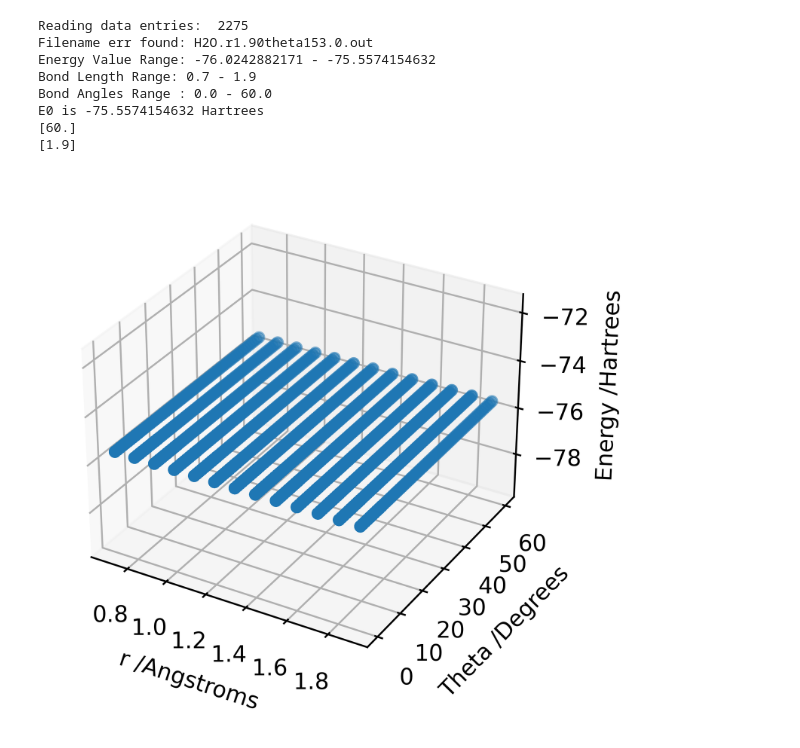
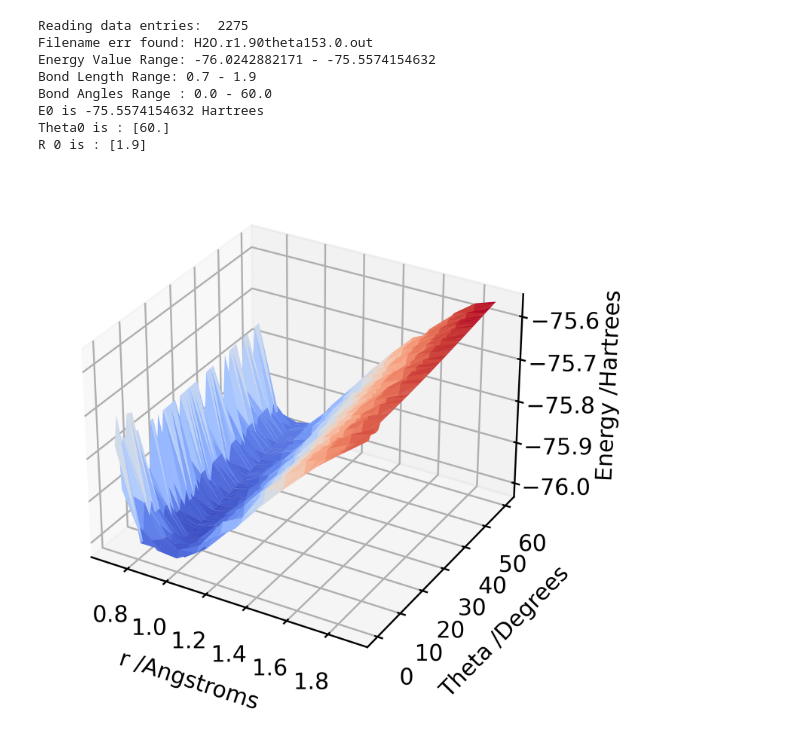
Before and after one commit to st7ma784/image-builder, a Jupyter notebook: Jamescode_v3.ipynb, the cells around one changed output. Cells and saved outputs as stored; diff of their text form; code cells hidden in the pictures.

Commit message:
addded james version in cell 2

```diff
--- a/Jamescode_v3.ipynb
+++ b/Jamescode_v3.ipynb
@@ -43,70 +43,66 @@ class Bonds():
     print("Energy Value Range: {} - {} ".format(np.amin(self.Energy_Values), np.amax(self.Energy_Values)))
     print("Bond Length Range: {} - {}".format(np.amin(self.Bond_Lengths), np.amax(self.Bond_Lengths)))
     print("Bond Angles Range : {} - {}".format(np.amin(self.Bond_Angles), np.amax(self.Bond_Angles)))
-    self.points=np.stack((self.Bond_Lengths, self.Bond_Angles,Energy_Values), axis=1)
-    self.points.sort(axis=0)
+    self.points=np.stack((self.Bond_Lengths, self.Bond_Angles,self.Energy_Values), axis=1)
+    #self.points.sort(axis=1)
     self.e_zero = np.amax(self.Energy_Values)
     self.indexs = np.where(self.Energy_Values == self.e_zero)  #store all indexs where e is maximum value.
     self.theta_zero = self.Bond_Angles[self.indexs]
     self.r_zero = self.Bond_Lengths[self.indexs]
     self.Energy_Values = self.Energy_Values[self.indexs]
     print("E0 is " + str(self.e_zero) + " Hartrees")
-    print(self.theta_zero)
-    print(self.r_zero)
+    print("Theta0 is : {}".format(self.theta_zero))
+    print("R 0 is : {}".format(self.r_zero))
 
   def plotGraph(self):
 
     plt.figure(dpi=600)
-    ax = plt.gca(projection='3d')
-    # x=self.Bond_Lengths
-    # y=self.Bond_Angles
-    # X, Y = np.meshgrid(x, y)
-    # Z=self.Energy_Values[]
-    ax.scatter(self.Bond_Lengths,self.Bond_Angles, self.Energy_Values, cmap=cm.coolwarm) #Plot surface
+    ax = plt.axes(projection='3d')
+    ax.plot_trisurf(self.points[:,0], self.points[:,1], self.points[:,2], cmap=cm.coolwarm) #Plot surface
     ax.set_xlabel('r /Angstroms') #Axes labels
     ax.set_ylabel('Theta /Degrees')
     ax.set_zlabel('Energy /Hartrees')
 
 
   def v_calculator(self, L_zero:float, n: float,coeff): # do you need l_zero, n or p? are these definable in the __init__ function
 
     #the beauty of things like np.sqrt()  is it can take a whole array np.sqrt(np.array([4,4,4])) returns np.array([2,2,2]) - it means you can run bits like this lightning fast!
     k = coeff #this was k*4 be simplified to sqrt(4) * out,   i.e 2*out
     intermediate= k/(L_zero**2)
     #sqrt(a*b) = sqrt(a) * sqrt(b)
     #so we can actuall do const * sqrt(intermediate) where const=2*np.sqrt(bonds.oneotwopi)
     return Bonds.const* np.sqrt(intermediate)
 
   def variable_finder(self, l, m): # 0 value,   any theta    for r= zero, look for poly fit, get zeroth coeeff as k.   use k to find v.
 
       l_energy=self.Energy_Values[self.indexs]    # find energy values for each index of l_zero.   (This can be sped up with torch.min() for indexes)
       l_angleslengths=self.Angles[self.indexs]
       l_angleslengths= self.Angles-m_zero   # with numpy you can do this as an array, array -int   is faster than [i-a for i in array]
       p = np.polyfit(l_angleslengths, l_energy, 2)[0] #Finds coefficients to obtain Kt,  takes X coords, y Coords, and degree of fit.
       if l == r:  # numerical calculation avoid str() if possible.  str(2) = "2" and is different to 2.
           print("v2 is {}".format(v_calculator(l, p)))
       elif l == str(theta):
           # these both seem to do the same but with v1 or v2... not sure I understand this.
           print("v1 is {}".format(v_calculator(l, p)))
+
+
+if __name__=="__main__":
+  path="C:\\Users\\st7ma\\Documents\\james\\image-builder\\data" # set thhis to local settings so we don't keep being asked.
+  while not os.path.exists(path):  #If we dont have a valid path lets keep checking...
+    path=input("Where is the results folder? ")
+  molecule="H2O"  # Set to a default value -  CHANGE THIS TO SILLY VALUE BEFORE SUBMITTING
+  while not os.path.exists(os.path.join(path,molecule)): # check folder exists before continuing.
+    molecule= input("Whats the molecule name? (if not included in upper file path)")
+
+  bonddata=Bonds(os.path.join(path,molecule))
+  bonddata.plotGraph()
+# %% [output]
+Reading data entries:  2275
+Filename err found: H2O.r1.90theta153.0.out
+Energy Value Range: -76.0242882171 - -75.5574154632
+Bond Length Range: 0.7 - 1.9
+Bond Angles Range : 0.0 - 60.0
+E0 is -75.5574154632 Hartrees
+Theta0 is : [60.]
+R 0 is : [1.9]
+[figure, added]
-# %%
-
-if __name__=="__main__":
-  path="C:\\Users\\st7ma\\Documents\\james\\image-builder\\data" # set thhis to local settings so we don't keep being asked.
-  while not os.path.exists(path):  #If we dont have a valid path lets keep checking...
-    path=input("Where is the results folder? ")
-  molecule="H2O"  # Set to a default value -  CHANGE THIS TO SILLY VALUE BEFORE SUBMITTING
-  while not os.path.exists(os.path.join(path,molecule)): # check folder exists before continuing.
-    molecule= input("Whats the molecule name? (if not included in upper file path)")
-
-  bonddata=Bonds(os.path.join(path,molecule))
-  bonddata.plotGraph()
-# %% [output]
-Reading data entries:  2275
-Filename err found: H2O.r1.90theta153.0.out
-Energy Value Range: -76.0242882171 - -75.5574154632
-Bond Length Range: 0.7 - 1.9
-Bond Angles Range : 0.0 - 60.0
-E0 is -75.5574154632 Hartrees
-[60.]
-[1.9]
-[figure, removed]
```
Also changed, not shown: parts of 1 cell of this notebook.
